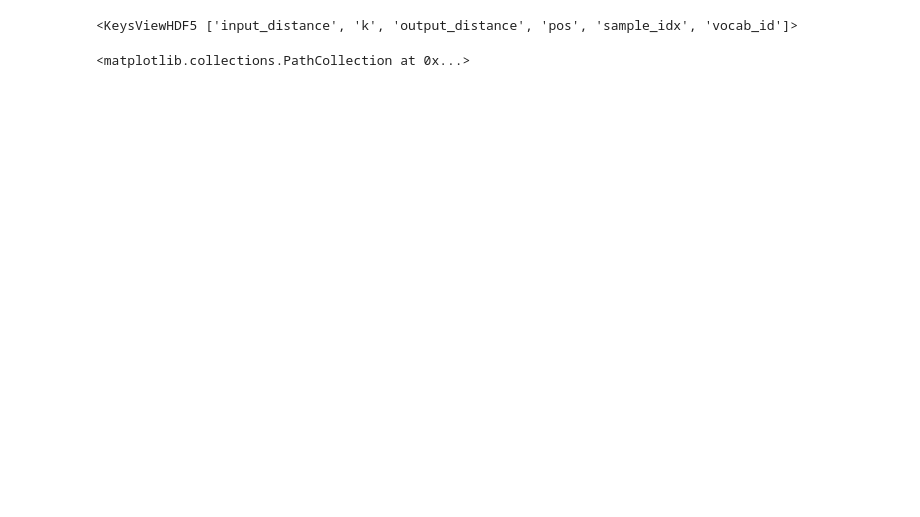
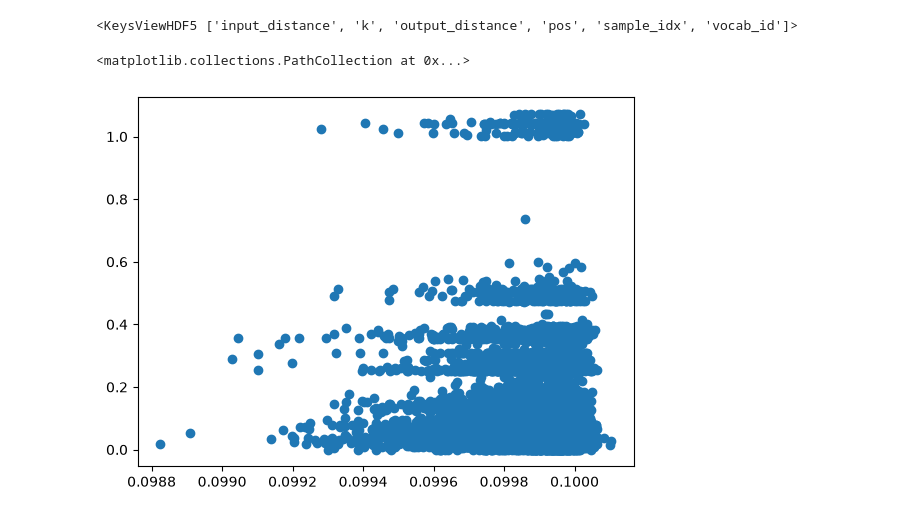
Before and after one commit to Helios113/graph_extraction, a Jupyter notebook: estimate.ipynb, the cells around one changed output. Drawn from its saved outputs; the diff is of its cells as text; code cells hidden in the pictures; blank space fills up the shorter version.

```diff
--- a/estimate.ipynb
+++ b/estimate.ipynb
@@ -255,7 +219,7 @@ id, od= load_smallest_distances(path, layer_name)
 # %% [output]
 <KeysViewHDF5 ['input_distance', 'k', 'output_distance', 'pos', 'sample_idx', 'vocab_id']>
 # %%
-plt.scatter(id, od)
-# print(od[:200000].min())
+plt.scatter(id[:20000],od[:20000])
 # %% [output]
 <matplotlib.collections.PathCollection at 0x...>
+[figure, added]
```
Also changed, not shown: parts of 6 cells of this notebook, 13 other files.
